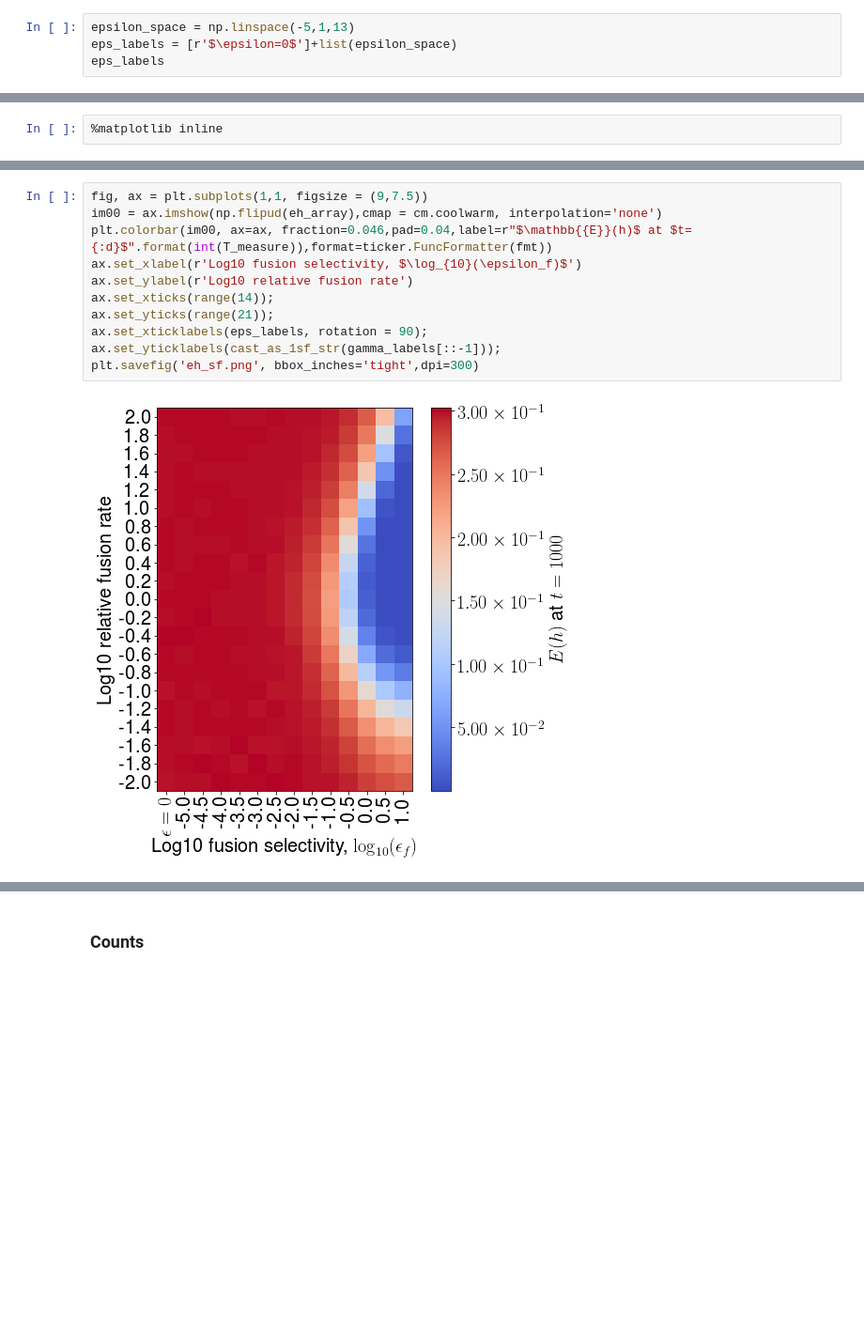
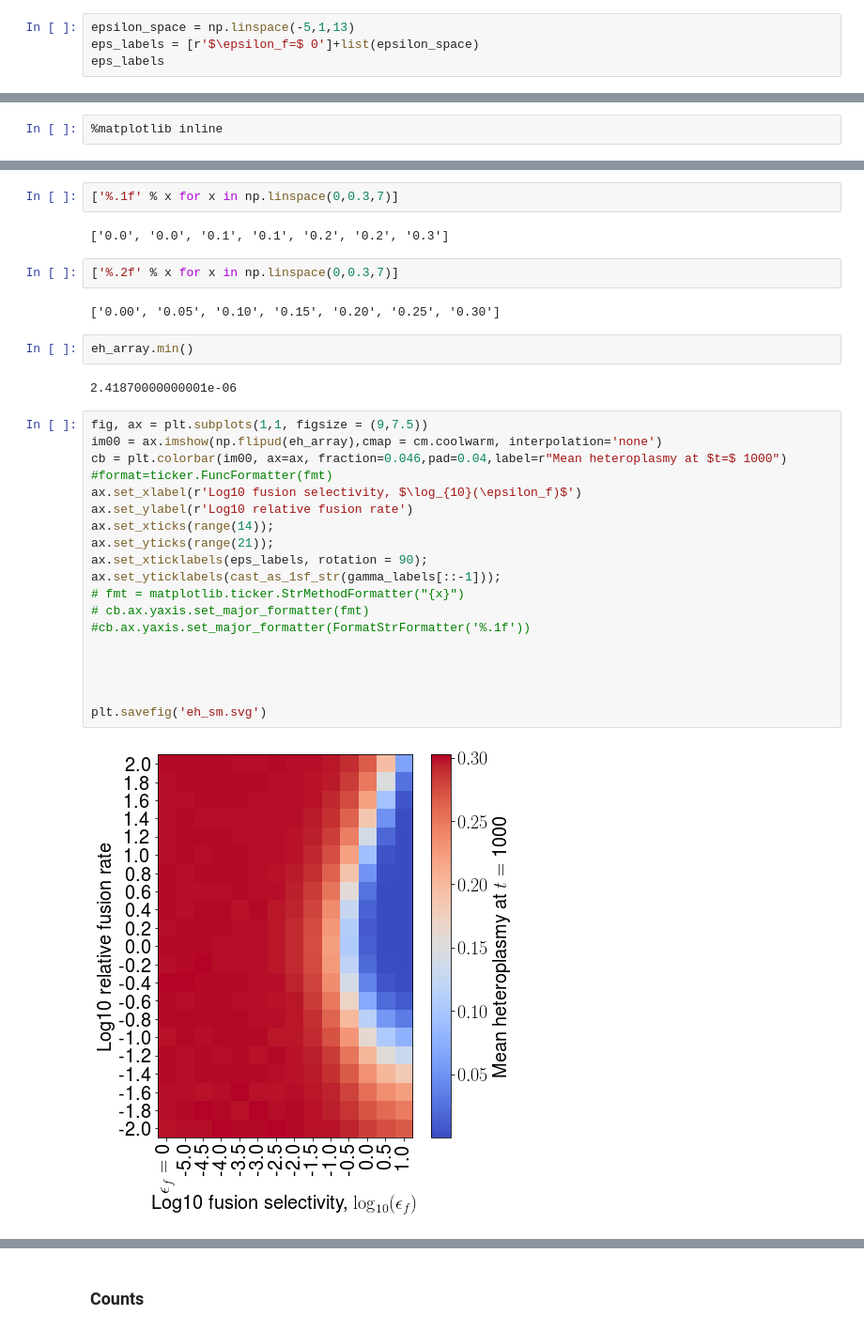
Before and after one commit to ImperialCollegeLondon/MitoNetworksGenetics, a Jupyter notebook: Linear_Feedback_Control/Quality_control/sel_fus/Analysis/Analyse_param_sweep_QC_SF.ipynb, the cells around one changed output, grey strips where cells are left out. Shown at 94% size. Saved outputs shown, nothing was run; the diff lists cells and outputs as text; blank space fills up the shorter version.

```diff
--- a/Linear_Feedback_Control/Quality_control/sel_fus/Analysis/Analyse_param_sweep_QC_SF.ipynb
+++ b/Linear_Feedback_Control/Quality_control/sel_fus/Analysis/Analyse_param_sweep_QC_SF.ipynb
@@ -40,6 +43,6 @@ perturbed_params.head()
 ## Make heatmap of summary stats of interest
 # %%
 epsilon_space = np.linspace(-5,1,13)
-eps_labels = [r'$\epsilon=0$']+list(epsilon_space)
+eps_labels = [r'$\epsilon_f=$ 0']+list(epsilon_space)
 eps_labels
 # %% [output]
@@ -125,16 +142,36 @@ def cast_as_1sf_str(X):
+# %%
+['%.1f' % x for x in np.linspace(0,0.3,7)]
+# %% [output]
+['0.0', '0.0', '0.1', '0.1', '0.2', '0.2', '0.3']
+# %%
+['%.2f' % x for x in np.linspace(0,0.3,7)]
+# %% [output]
+['0.00', '0.05', '0.10', '0.15', '0.20', '0.25', '0.30']
+# %%
+eh_array.min()
+# %% [output]
+2.41870000000001e-06
 # %%
 fig, ax = plt.subplots(1,1, figsize = (9,7.5))
 im00 = ax.imshow(np.flipud(eh_array),cmap = cm.coolwarm, interpolation='none')
-plt.colorbar(im00, ax=ax, fraction=0.046,pad=0.04,label=r"$\mathbb{{E}}(h)$ at $t={:d}$".format(int(T_measure)),format=ticker.FuncFormatter(fmt))
+cb = plt.colorbar(im00, ax=ax, fraction=0.046,pad=0.04,label=r"Mean heteroplasmy at $t=$ 1000")
+#format=ticker.FuncFormatter(fmt)
 ax.set_xlabel(r'Log10 fusion selectivity, $\log_{10}(\epsilon_f)$')
 ax.set_ylabel(r'Log10 relative fusion rate')
 ax.set_xticks(range(14));
 ax.set_yticks(range(21));
 ax.set_xticklabels(eps_labels, rotation = 90);
 ax.set_yticklabels(cast_as_1sf_str(gamma_labels[::-1]));
-plt.savefig('eh_sf.png', bbox_inches='tight',dpi=300)
+# fmt = matplotlib.ticker.StrMethodFormatter("{x}")
+# cb.ax.yaxis.set_major_formatter(fmt)
+#cb.ax.yaxis.set_major_formatter(FormatStrFormatter('%.1f'))
+
+
+
+
+plt.savefig('eh_sm.svg')
 # %% [output]
-[figure, old version]
+[figure, new version]
 # %%
 fig, axs = plt.subplots(2,2, figsize = (2*9,2*7.5))
 axs = axs.ravel()
```
Also changed, not shown: parts of 6 cells of this notebook, 35 other files.
